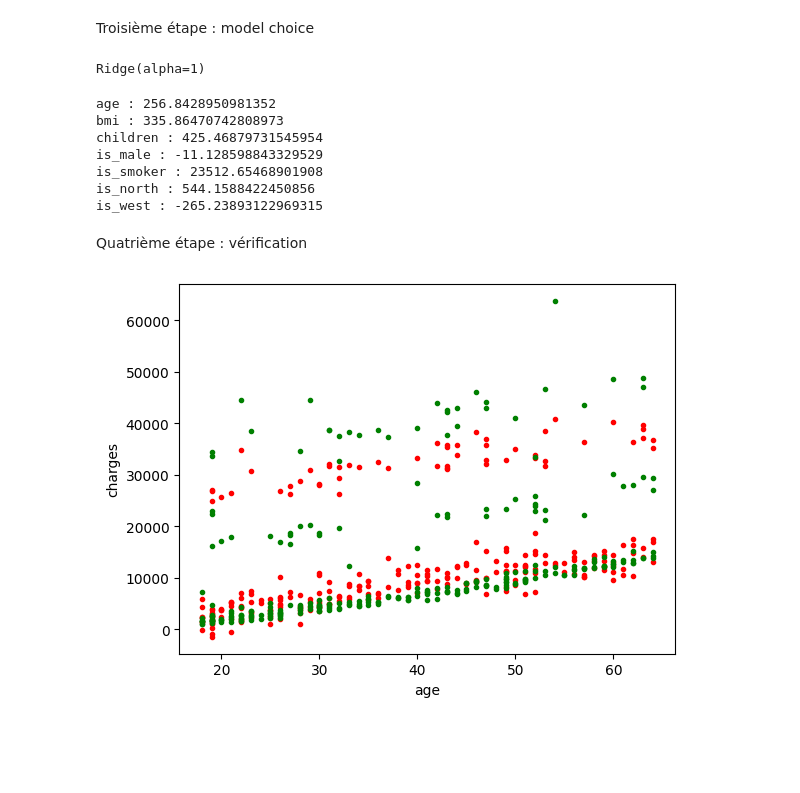
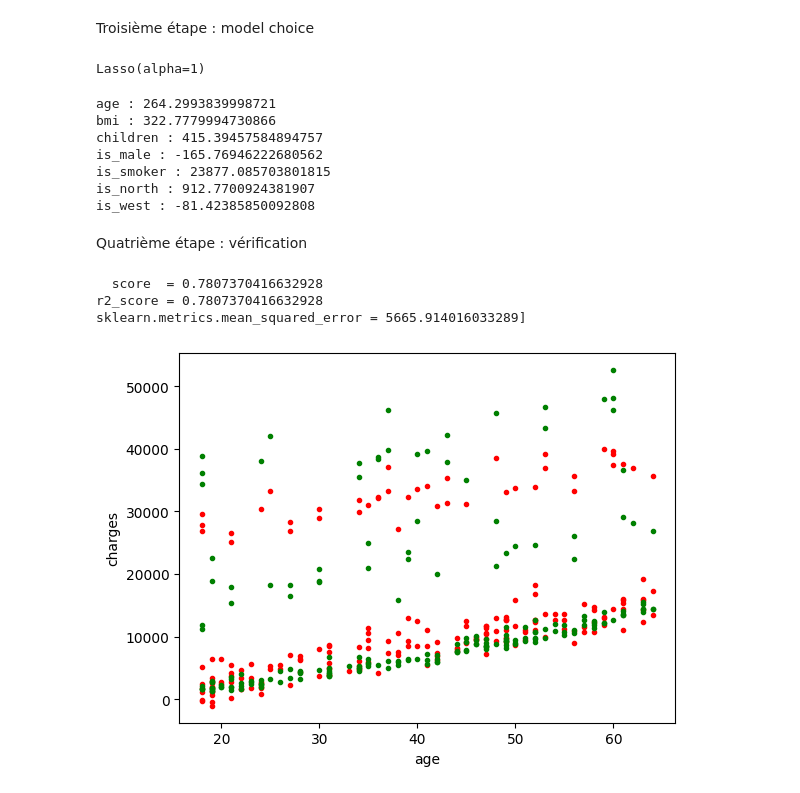
Before and after one commit to NicoCasso/Assur_aimant, a Jupyter notebook: dummy_model.ipynb, the cells around one changed output. Saved outputs shown, nothing was run; the diff lists cells and outputs as text; code cells hidden in the pictures; blank space fills up the shorter version.

```diff
--- a/dummy_model.ipynb
+++ b/dummy_model.ipynb
@@ -22,45 +22,62 @@ import numpy as np
 df = pd.read_csv("clean_dataset.csv", sep=",", index_col=False)
 
 #data_original = np.array(df, dtype=float)
-y = df["charges"]
+y = df['charges']
+X = df.drop('charges', axis=1)
 
-
-X_train, X_test, y_train, y_test = sklms.train_test_split(df.drop("charges", axis=1), y, test_size=0.20, random_state=42)
+# pour pouvoir comparer le score
+X_train, X_test, y_train, y_test = sklms.train_test_split(X, y, shuffle=True, train_size=0.85, random_state=42, stratify=X['is_smoker'])
 # %% [markdown]
 Troisième étape : model choice
 # %%
 import sklearn.linear_model as skllm
 
-clf = skllm.Ridge(alpha=1)
-clf.fit(X_train, y_train)
+model = skllm.Lasso(alpha=1)
+model.fit(X_train, y_train)
 # %% [output]
-Ridge(alpha=1)
+Lasso(alpha=1)
 # %%
 #coeffiscients
 for i in range(len(X_train.columns.array)):
     colname = X_train.columns.array[i]
-    coeff = clf.coef_[i]
+    coeff = model.coef_[i]
     print(f"{colname} : {coeff}")
 # %% [output]
-age : 256.8428950981352
-bmi : 335.86470742808973
-children : 425.46879731545954
-is_male : -11.128598843329529
-is_smoker : 23512.65468901908
-is_north : 544.1588422450856
-is_west : -265.23893122969315
+age : 264.2993839998721
+bmi : 322.7779994730866
+children : 415.39457584894757
+is_male : -165.76946222680562
+is_smoker : 23877.085703801815
+is_north : 912.7700924381907
+is_west : -81.42385850092808
 # %% [markdown]
 Quatrième étape : vérification
+# %%
+score = model.score(X_test, y_test)
+print(f"  score  = {score} ")
+
+y_predicted = model.predict(X_test)
+
+
+import sklearn.metrics as skl_metrics
+
+rmse = skl_metrics.root_mean_squared_error(y_test, y_predicted)
+Rsquare = skl_metrics.r2_score(y_test, y_predicted)
+
+print(f"r2_score = {Rsquare} ")
+print(f"sklearn.metrics.mean_squared_error = {rmse}]")
+# %% [output]
+  score  = 0.7807370416632928
+r2_score = 0.7807370416632928
+sklearn.metrics.mean_squared_error = 5665.914016033289]
 # %%
-y_predicted = clf.predict(X_test)
-
 import matplotlib.pyplot as plt
 
 #Charges = f ( age )
 plt.xlabel("age")
 plt.ylabel("charges")
 plt.plot(X_test["age"], y_predicted, "r.")
 plt.plot(X_test["age"], y_test, "g.")
 plt.show()
 # %% [output]
-[figure, old version]
+[figure, new version]
```
Also changed, not shown: 1 other file.
